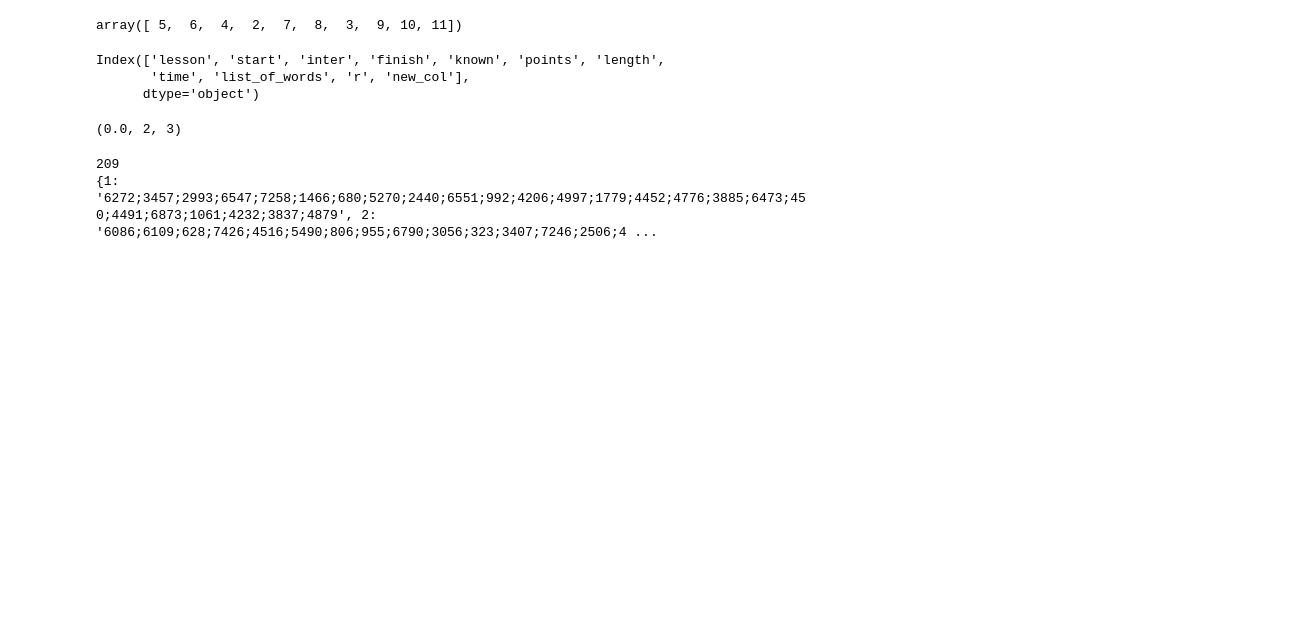
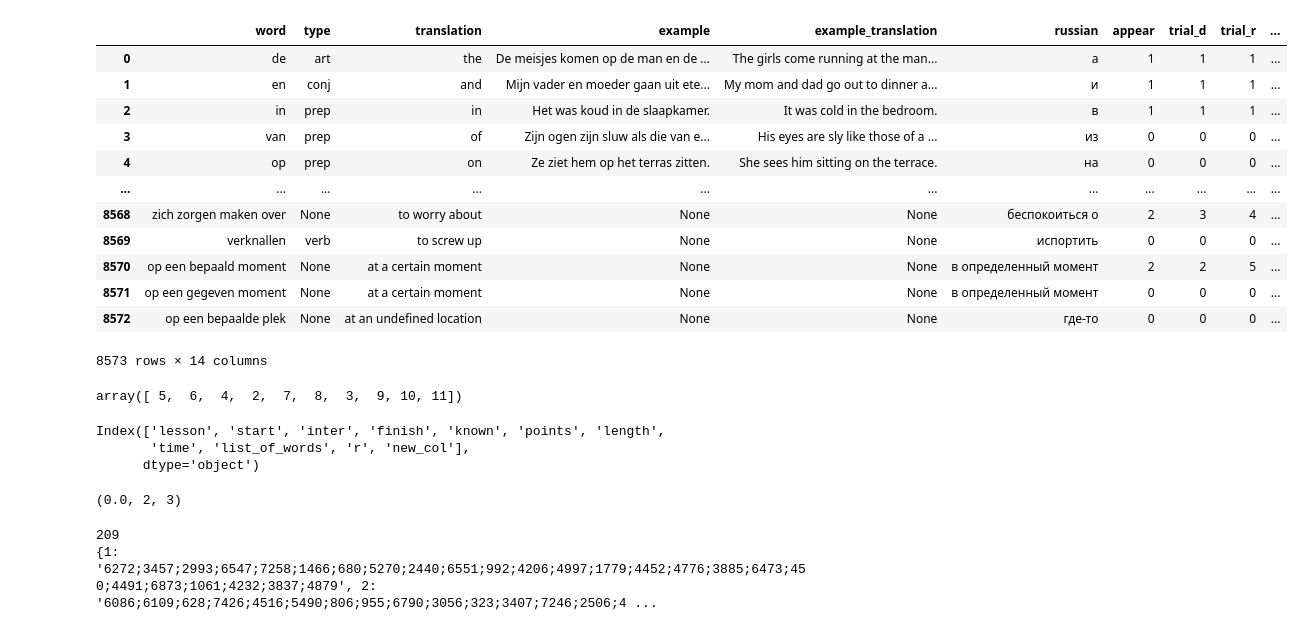
Before and after one commit to alexey198631/hobby_dutch_app, a Jupyter notebook: setting_difficulty.ipynb, the cells around one changed output. Cells and saved outputs as stored; diff of their text form; code cells hidden in the pictures; blank space fills up the shorter version.

```diff
--- a/setting_difficulty.ipynb
+++ b/setting_difficulty.ipynb
@@ -13,0 +7,7 @@ conn.close()
+# %%
+# connect to the SQLite database and read the data into a pandas dataframe
+conn = sqlite3.connect('data_files/lessons.db')
+df = pd.read_sql('SELECT * FROM lessons', conn)
+
+# close the database connection
+conn.close()
@@ -14,3 +29,19 @@ conn.close()
+# %%
+df
+# %% [output]
+|  | word | type | translation | example | example_translation | russian | appear | trial_d | trial_r | ... |
+| 0 | de | art | the | De meisjes komen op de man en de ... | The girls come running at the man... | а | 1 | 1 | 1 | ... |
+| 1 | en | conj | and | Mijn vader en moeder gaan uit ete... | My mom and dad go out to dinner a... | и | 1 | 1 | 1 | ... |
+| 2 | in | prep | in | Het was koud in de slaapkamer. | It was cold in the bedroom. | в | 1 | 1 | 1 | ... |
+| 3 | van | prep | of | Zijn ogen zijn sluw als die van e... | His eyes are sly like those of a ... | из | 0 | 0 | 0 | ... |
+| 4 | op | prep | on | Ze ziet hem op het terras zitten. | She sees him sitting on the terrace. | на | 0 | 0 | 0 | ... |
+| ... | ... | ... | ... | ... | ... | ... | ... | ... | ... | ... |
+| 8568 | zich zorgen maken over | None | to worry about | None | None | беспокоиться о | 2 | 3 | 4 | ... |
+| 8569 | verknallen | verb | to screw up | None | None | испортить | 0 | 0 | 0 | ... |
+| 8570 | op een bepaald moment | None | at a certain moment | None | None | в определенный момент | 2 | 2 | 5 | ... |
+| 8571 | op een gegeven moment | None | at a certain moment | None | None | в определенный момент | 0 | 0 | 0 | ... |
+| 8572 | op een bepaalde plek | None | at an undefined location | None | None | где-то | 0 | 0 | 0 | ... |
+8573 rows × 14 columns
 # %%
 df = df.drop(columns=['difficulty', 'wd'])
 # %%
```
Also changed, not shown: parts of 12 cells of this notebook, 3 other files.
